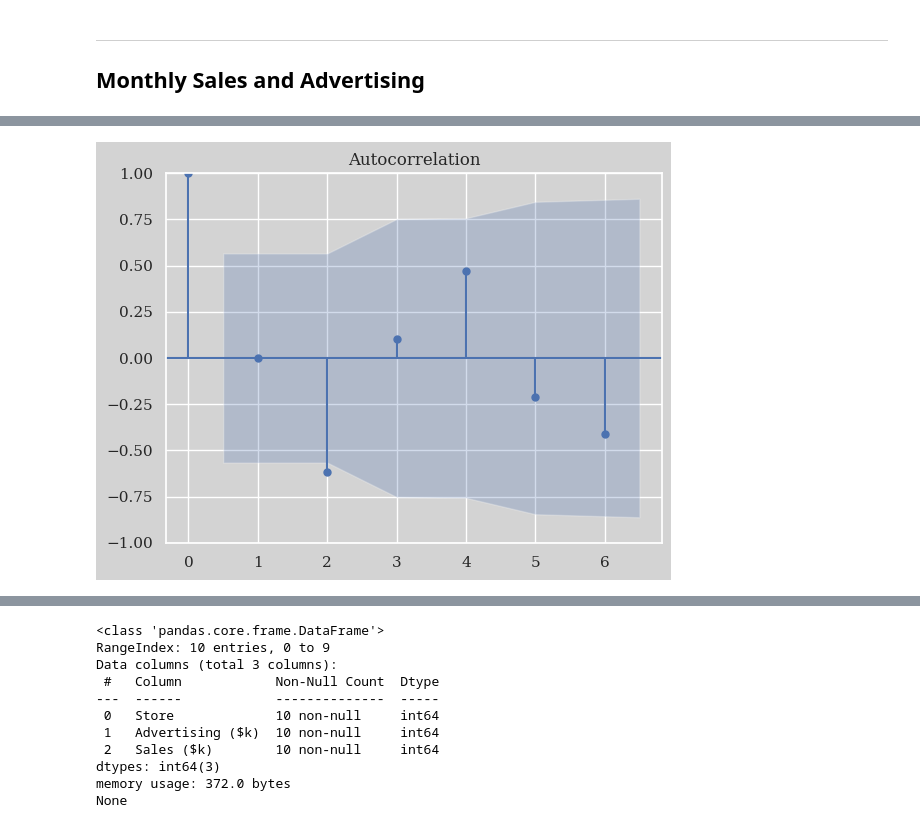
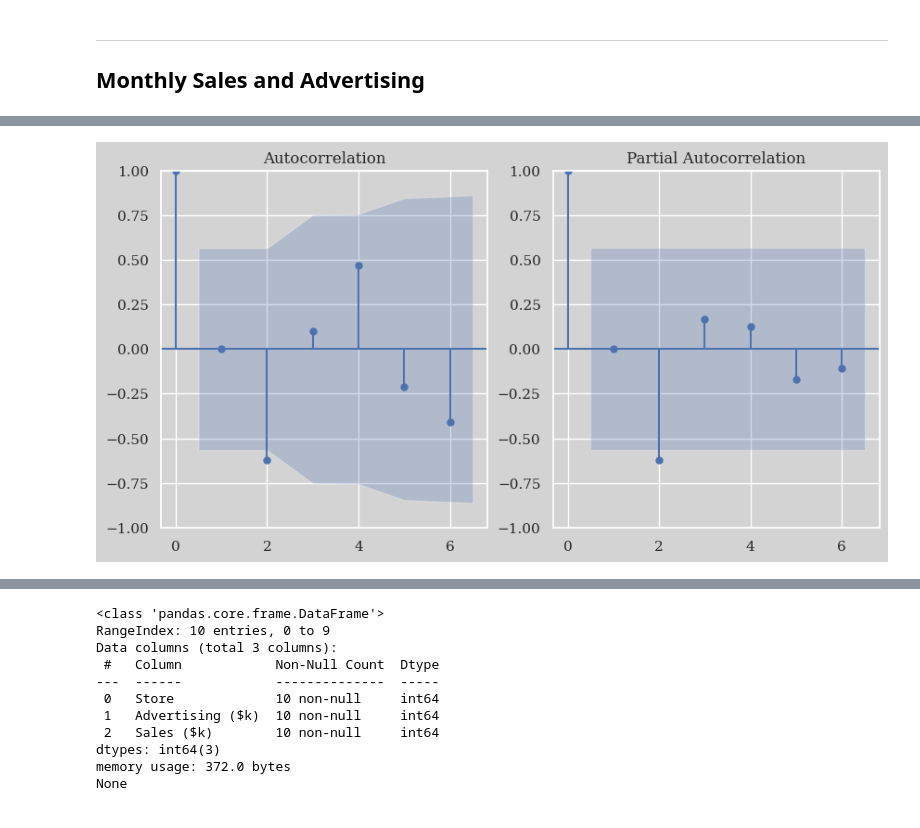
Before and after one commit to RomandRapido/APM1215-TimeSeries, a Jupyter notebook: FA1_Lansangan/FA1_Lansangan.ipynb, the cells around one changed output, grey strips where cells are left out. Drawn from its saved outputs; the diff is of its cells as text; code cells hidden in the pictures.

```diff
--- a/FA1_Lansangan/FA1_Lansangan.ipynb
+++ b/FA1_Lansangan/FA1_Lansangan.ipynb
@@ -508,6 +550,12 @@ Since $DW \approx 1.79 > 1.001 \approx dU$, we fail to reject the null-hypothesi
 # %%
 from statsmodels.graphics.tsaplots import plot_acf, plot_pacf
 
-plot_acf(df2[response]);
+fig, axes = plt.subplots(ncols=2, figsize=(10,5))
+
+axes = axes.flatten()
+
+plot_acf(df2[response], ax=axes[0])
+
+plot_pacf(df2[response], ax=axes[1]);
 # %% [output]
-[figure, old version]
+[figure, new version]
```
Also changed, not shown: parts of 19 cells of this notebook.
